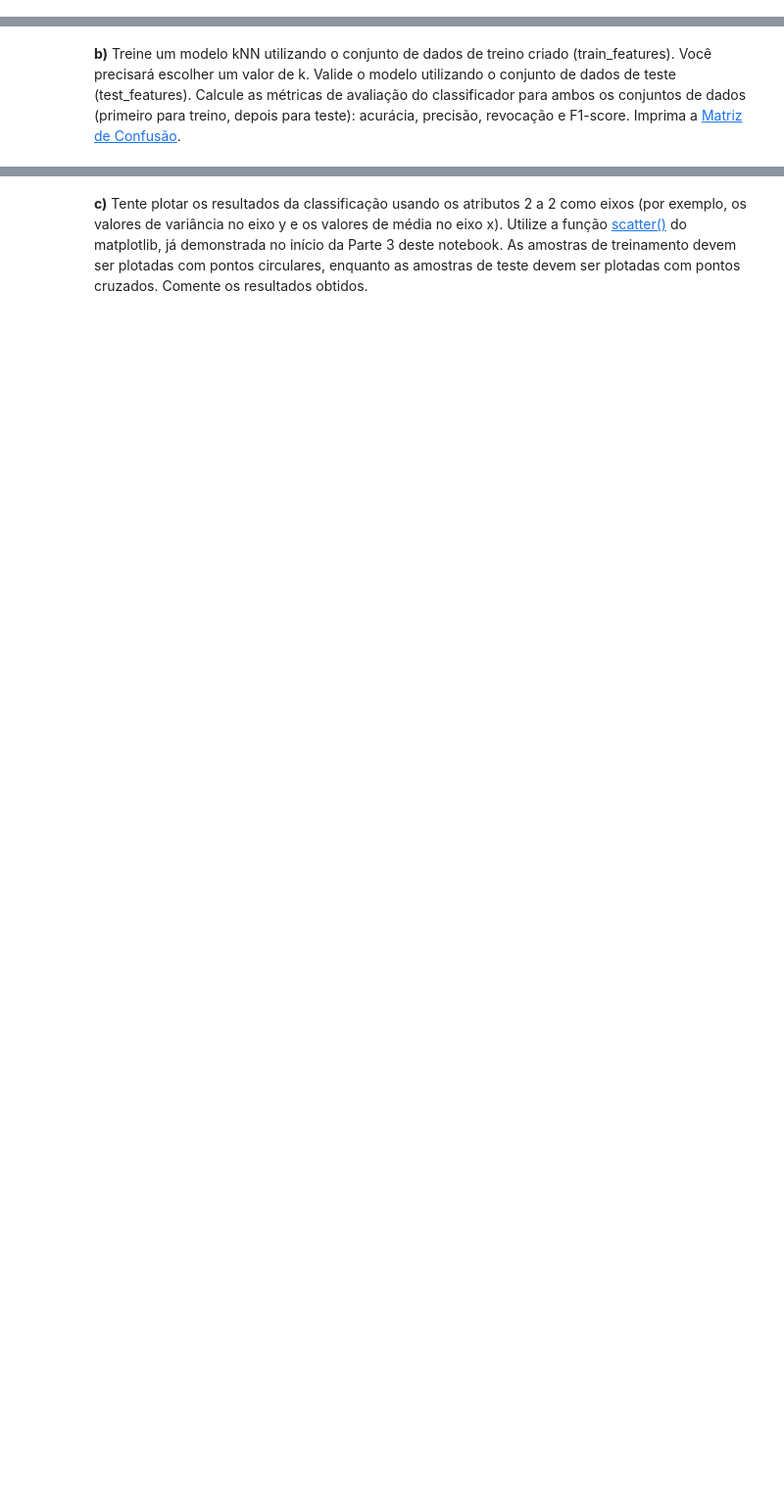
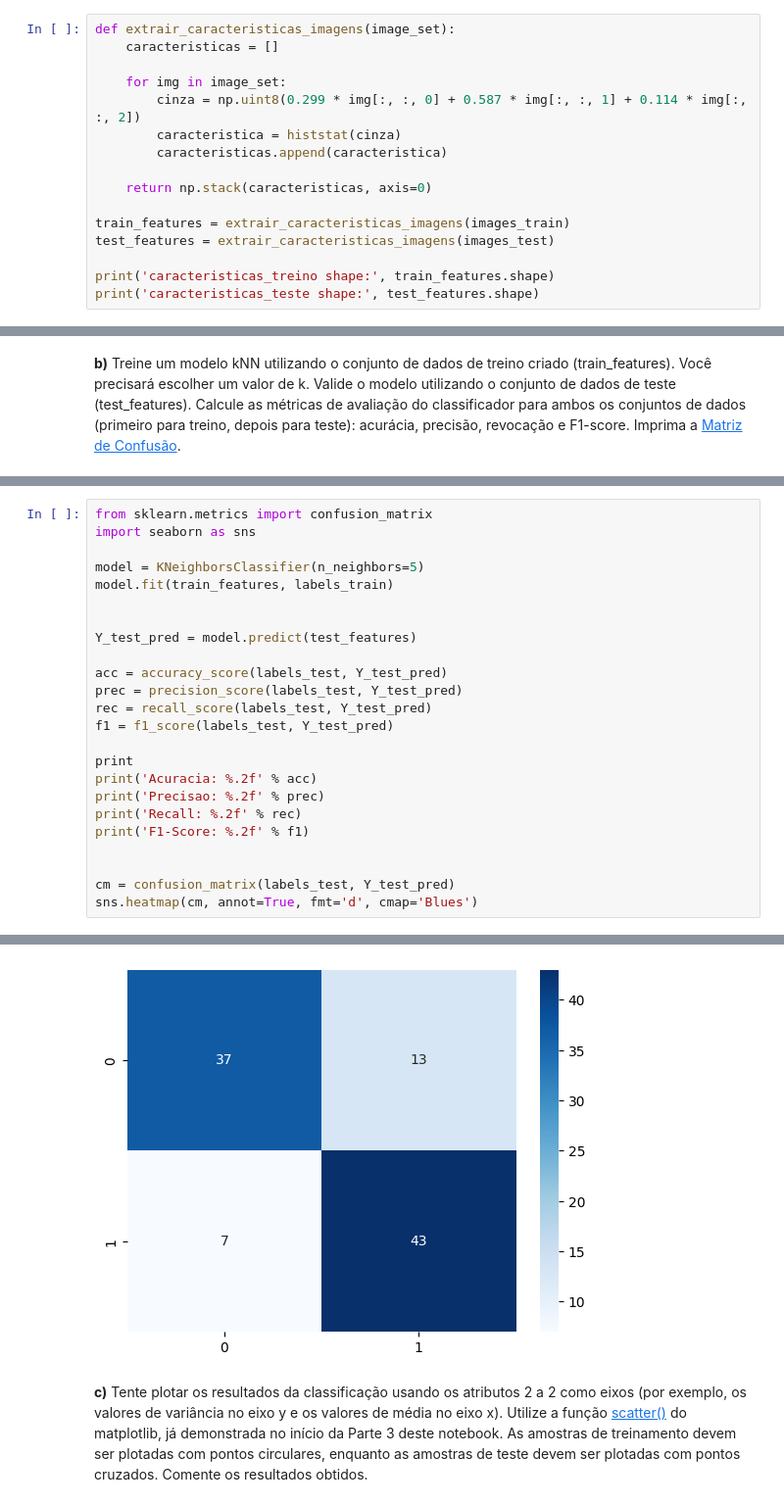
Before and after one commit to UNICAMP-EA979/2026s1-pi02-histogramas-knn-Tithi8, a Jupyter notebook: Atividade.ipynb, the cells around one changed output, grey strips where cells are left out. Shown at 98% size. Drawn from its saved outputs; the diff is of its cells as text; blank space fills up the shorter version.

```diff
--- a/Atividade.ipynb
+++ b/Atividade.ipynb
@@ -481,0 +477,16 @@ Utilize os conjuntos de dados criados anteriormente para obter os vetores de atr
+# %%
+def extrair_caracteristicas_imagens(image_set):
+    caracteristicas = []
+
+    for img in image_set:
+        cinza = np.uint8(0.299 * img[:, :, 0] + 0.587 * img[:, :, 1] + 0.114 * img[:, :, 2])
+        caracteristica = histstat(cinza)
+        caracteristicas.append(caracteristica)
+
+    return np.stack(caracteristicas, axis=0)
+
+train_features = extrair_caracteristicas_imagens(images_train)
+test_features = extrair_caracteristicas_imagens(images_test)
+
+print('caracteristicas_treino shape:', train_features.shape)
+print('caracteristicas_teste shape:', test_features.shape)
@@ -485,0 +498,25 @@ Utilize os conjuntos de dados criados anteriormente para obter os vetores de atr
+# %%
+from sklearn.metrics import confusion_matrix
+import seaborn as sns
+
+model = KNeighborsClassifier(n_neighbors=5)
+model.fit(train_features, labels_train)
+
+
+Y_test_pred = model.predict(test_features)
+
+acc = accuracy_score(labels_test, Y_test_pred)
+prec = precision_score(labels_test, Y_test_pred)
+rec = recall_score(labels_test, Y_test_pred)
+f1 = f1_score(labels_test, Y_test_pred)
+
+print
+print('Acuracia: %.2f' % acc)
+print('Precisao: %.2f' % prec)
+print('Recall: %.2f' % rec)
+print('F1-Score: %.2f' % f1)
+
+
+cm = confusion_matrix(labels_test, Y_test_pred)
+sns.heatmap(cm, annot=True, fmt='d', cmap='Blues')
+# %% [output]
@@ -486,2 +528,3 @@ Utilize os conjuntos de dados criados anteriormente para obter os vetores de atr
+[figure, added]
 # %% [markdown]
 **c)** Tente plotar os resultados da classificação usando os atributos 2 a 2 como eixos (por exemplo, os valores de variância no eixo y e os valores de média no eixo x). Utilize a função [scatter()](https://matplotlib.org/stable/api/_as_gen/matplotlib.pyplot.scatter.html) do matplotlib, já demonstrada no início da Parte 3 deste notebook. As amostras de treinamento devem ser plotadas com pontos circulares, enquanto as amostras de teste devem ser plotadas com pontos cruzados. Comente os resultados obtidos.
```
Also changed, not shown: parts of 12 cells of this notebook.
